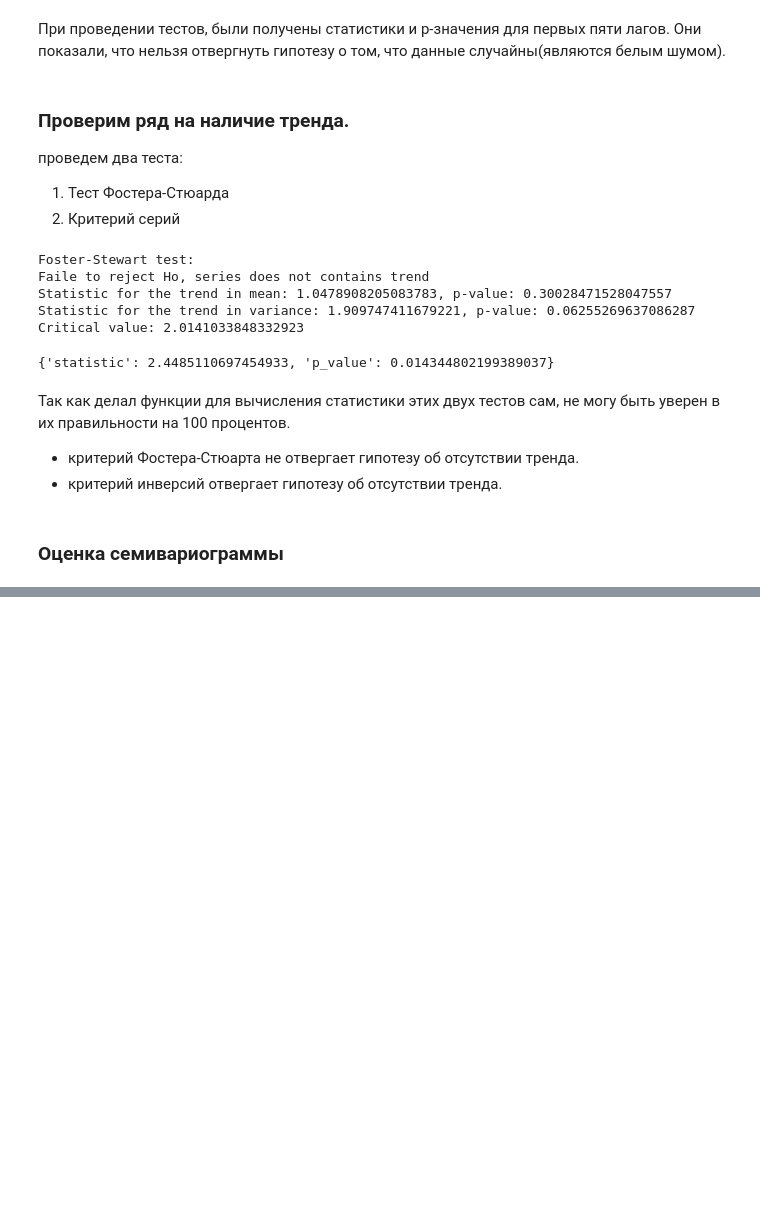
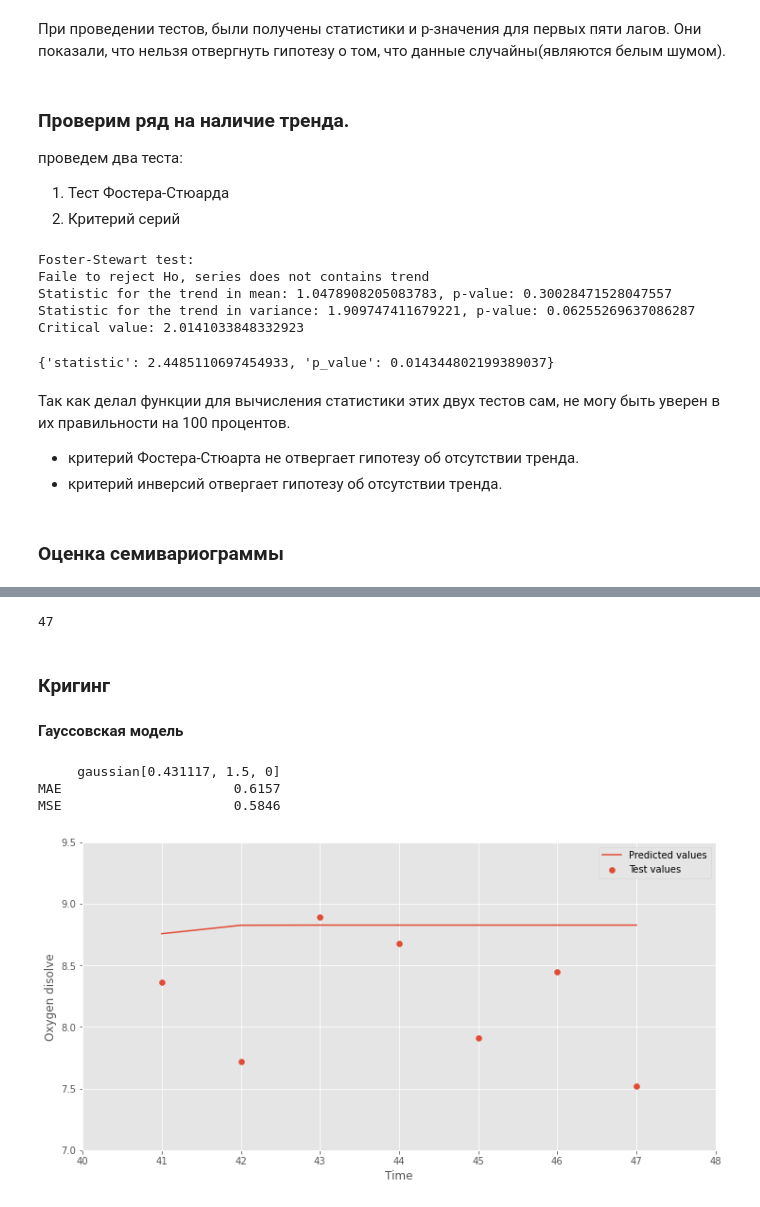
Before and after one commit to nktrn/oxygen_dissolve, a Jupyter notebook: Course work.ipynb, the cells around one changed output, grey strips where cells are left out. Saved outputs shown, nothing was run; the diff lists cells and outputs as text; code cells hidden in the pictures; blank space fills up the shorter version.

Commit message:
add kriging

```diff
--- a/Course work.ipynb
+++ b/Course work.ipynb
@@ -376,0 +390,51 @@ models_view(variogram_models)
+# %%
+X_train, y_train = np.arange(1, 41), df.iloc[:40].to_numpy()
+X_test, y_test = np.arange(41, 48), df.iloc[40:].to_numpy()
+# %% [output]
+47
+# %%
+def plot_kriging(X_test, y_test, y_pred, y_std):
+    fig, ax = plt.subplots(1, 1, figsize=(12, 6))
+    ax.scatter(X_test, y_test, label="Test values")
+    ax.plot(X_test, y_pred, label="Predicted values")
+    #ax.fill_between(x, y_pred - 3 * y_std, y_pred + 3 * y_std, alpha=0.3,
+    #label="Confidence interval",)
+    ax.legend()
+    ax.set_xlabel("Time")
+    ax.set_ylabel("Oxygen disolve")
+    ax.set_xlim(40, 48)
+    ax.set_ylim(7, 9.5)
+    plt.show()
+# %%
+def errors_table(name, y_test, y_pred):
+    table = pd.DataFrame(columns=[name], index=['MAE', 'MSE'])
+    table[name] = [round(mean_absolute_error(y_pred, y_test), 4),
+                     round(mean_squared_error(y_pred, y_test), 4)]
+    return table
+# %%
+def krigin(X_train, y_train, X_test, y_test, model_name, params):
+
+    model = OrdinaryKriging(X_train, np.zeros(X_train.shape), y_train,
+                     variogram_model=model_name,
+                     variogram_parameters=params)
+
+    y_pred, y_std = model.execute("grid", X_test, np.array([0.0]))
+
+    y_pred = np.squeeze(y_pred)
+    y_std = np.squeeze(y_std)
+
+    print(errors_table(model_name + str(list(params.values())), y_test, y_pred))
+
+    plot_kriging(X_test, y_test, y_pred, y_std)
+# %% [markdown]
+### Кригинг
+# %% [markdown]
+**Гауссовская модель**
+# %%
+krigin(X_train, y_train, X_test, y_test,
+       'gaussian', {'sill': 0.431117, 'range': 1.5, 'nugget': 0})
+# %% [output]
+     gaussian[0.431117, 1.5, 0]
+MAE                      0.6157
+MSE                      0.5846
+[figure, added]
```
Also changed, not shown: parts of 46 cells of this notebook.
